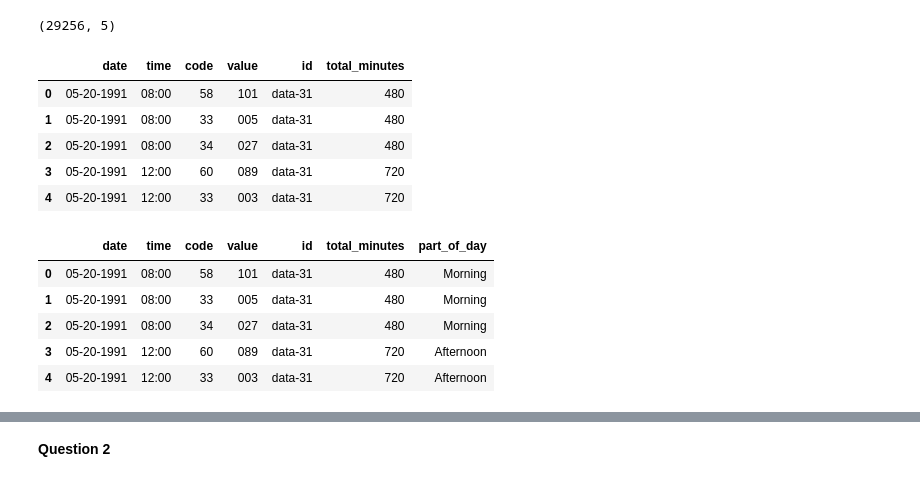
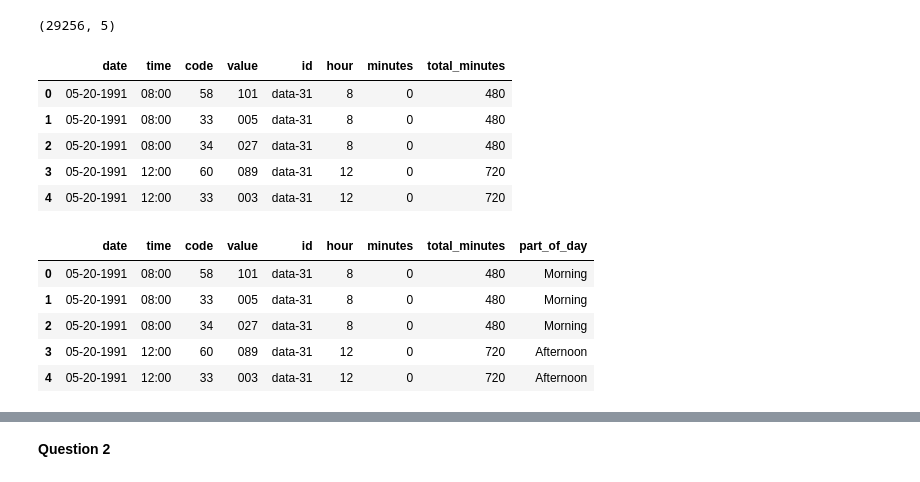
Before and after one commit to piperwilliams/BIOS6640, a Jupyter notebook: PythonProject/Code/BIOS 6640-Python Project.ipynb, the cells around one changed output, grey strips where cells are left out. Cells and saved outputs as stored; diff of their text form; code cells hidden in the pictures.

```diff
--- a/PythonProject/Code/BIOS 6640-Python Project.ipynb
+++ b/PythonProject/Code/BIOS 6640-Python Project.ipynb
@@ -58,18 +55,18 @@ data_final.shape
 # %%
 # prep data for future project questions
+# subset times into 'Part of Day' variable
 string = data_final['time'].str.split(':', n = 1, expand = True)
 data_final['hour'] = pd.to_numeric(string[0])
 data_final['minutes'] = pd.to_numeric(string[1])
 data_final['total_minutes'] = data_final['hour']*60 + data_final['minutes']
-data_final.drop(['hour', 'minutes'], axis = 1, inplace = True)
 data_final.head()
 # %% [output]
-|  | date | time | code | value | id | total_minutes |
-| 0 | 05-20-1991 | 08:00 | 58 | 101 | data-31 | 480 |
-| 1 | 05-20-1991 | 08:00 | 33 | 005 | data-31 | 480 |
-| 2 | 05-20-1991 | 08:00 | 34 | 027 | data-31 | 480 |
-| 3 | 05-20-1991 | 12:00 | 60 | 089 | data-31 | 720 |
-| 4 | 05-20-1991 | 12:00 | 33 | 003 | data-31 | 720 |
+|  | date | time | code | value | id | hour | minutes | total_minutes |
+| 0 | 05-20-1991 | 08:00 | 58 | 101 | data-31 | 8 | 0 | 480 |
+| 1 | 05-20-1991 | 08:00 | 33 | 005 | data-31 | 8 | 0 | 480 |
+| 2 | 05-20-1991 | 08:00 | 34 | 027 | data-31 | 8 | 0 | 480 |
+| 3 | 05-20-1991 | 12:00 | 60 | 089 | data-31 | 12 | 0 | 720 |
+| 4 | 05-20-1991 | 12:00 | 33 | 003 | data-31 | 12 | 0 | 720 |
 # %%
 # create 'Part-of-Day' variable
 bins = [0, ((11*60) + 59), ((16*60) + 59), ((24*60))]
@@ -77,9 +74,9 @@ labels = ['Morning', 'Afternoon', 'Evening']
 data_final['part_of_day'] = pd.cut(data_final['total_minutes'], bins=bins, labels=labels, include_lowest=True)
 data_final.head()
 # %% [output]
-|  | date | time | code | value | id | total_minutes | part_of_day |
-| 0 | 05-20-1991 | 08:00 | 58 | 101 | data-31 | 480 | Morning |
-| 1 | 05-20-1991 | 08:00 | 33 | 005 | data-31 | 480 | Morning |
-| 2 | 05-20-1991 | 08:00 | 34 | 027 | data-31 | 480 | Morning |
-| 3 | 05-20-1991 | 12:00 | 60 | 089 | data-31 | 720 | Afternoon |
-| 4 | 05-20-1991 | 12:00 | 33 | 003 | data-31 | 720 | Afternoon |
+|  | date | time | code | value | id | hour | minutes | total_minutes | part_of_day |
+| 0 | 05-20-1991 | 08:00 | 58 | 101 | data-31 | 8 | 0 | 480 | Morning |
+| 1 | 05-20-1991 | 08:00 | 33 | 005 | data-31 | 8 | 0 | 480 | Morning |
+| 2 | 05-20-1991 | 08:00 | 34 | 027 | data-31 | 8 | 0 | 480 | Morning |
+| 3 | 05-20-1991 | 12:00 | 60 | 089 | data-31 | 12 | 0 | 720 | Afternoon |
+| 4 | 05-20-1991 | 12:00 | 33 | 003 | data-31 | 12 | 0 | 720 | Afternoon |
```
Also changed, not shown: parts of 28 cells of this notebook, 1 other file.
